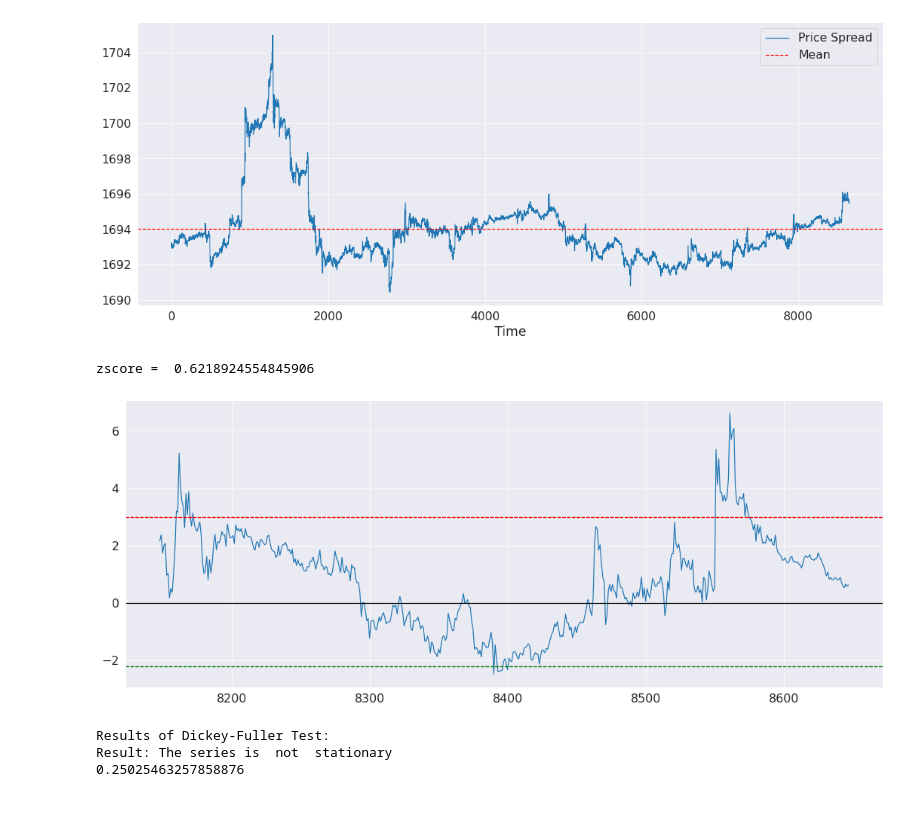
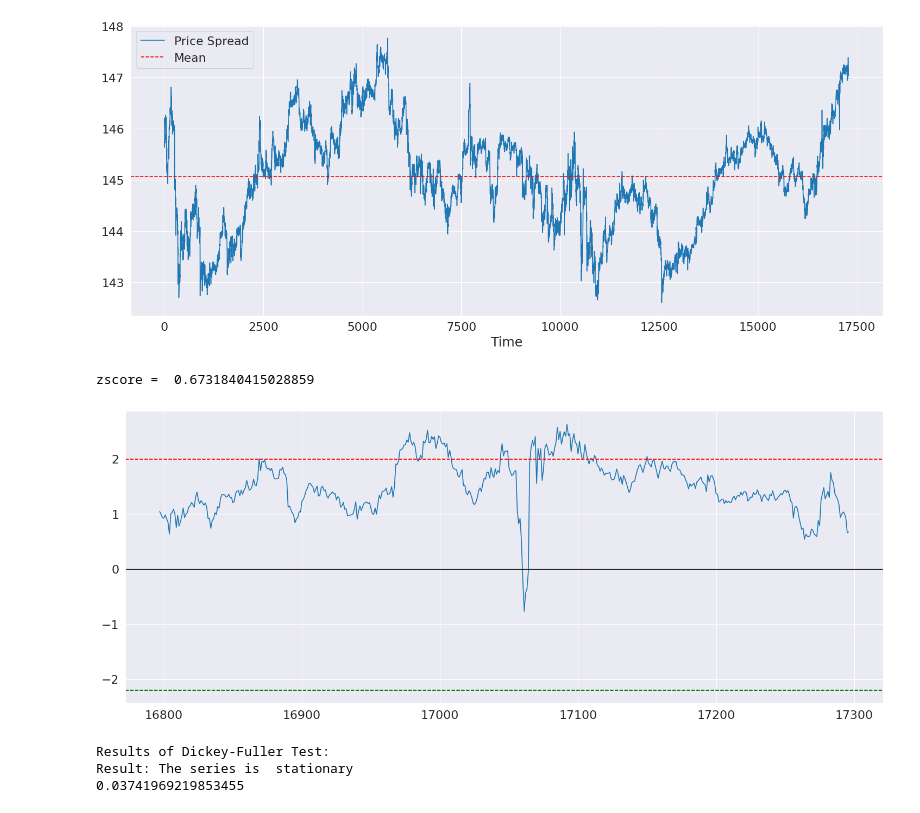
Before and after one commit to beannguyen/crypto-pair-trading, a Jupyter notebook: src/live/Check Pair with Hurst.ipynb, the cells around one changed output. Saved outputs shown, nothing was run; the diff lists cells and outputs as text; code cells hidden in the pictures.

```diff
--- a/src/live/Check Pair with Hurst.ipynb
+++ b/src/live/Check Pair with Hurst.ipynb
@@ -230,7 +216,7 @@ Result: The series is  stationary
 # %%
 symbols = ['BTC', 'UNI']
-half_life = 169
-hedge_ratio = [179.123323, -29.32427795]
+half_life = 414
+hedge_ratio = [17.49998980959918, -14.907143772465396]
 
-spread = check_pair(symbols, hedge_ratio, half_life, timeframe='5m', zscore_range=[3, -2.2], zscore_lookback=500)
+spread = check_pair(symbols, hedge_ratio, half_life, timeframe='15m', zscore_range=[2, -2.2], zscore_lookback=500)
 # %% [output]
@@ -238,6 +224,6 @@ spread = check_pair(symbols, hedge_ratio, half_life, timeframe='5m', zscore_rang
-[figure, old version]
+[figure, new version]
-zscore =  0.6218924554845906
+zscore =  0.6731840415028859
-[figure, old version]
+[figure, new version]
 Results of Dickey-Fuller Test:
-Result: The series is  not  stationary
-0.25025463257858876
+Result: The series is  stationary
+0.03741969219853455
```
Also changed, not shown: parts of 3 cells of this notebook, 4 other files.
